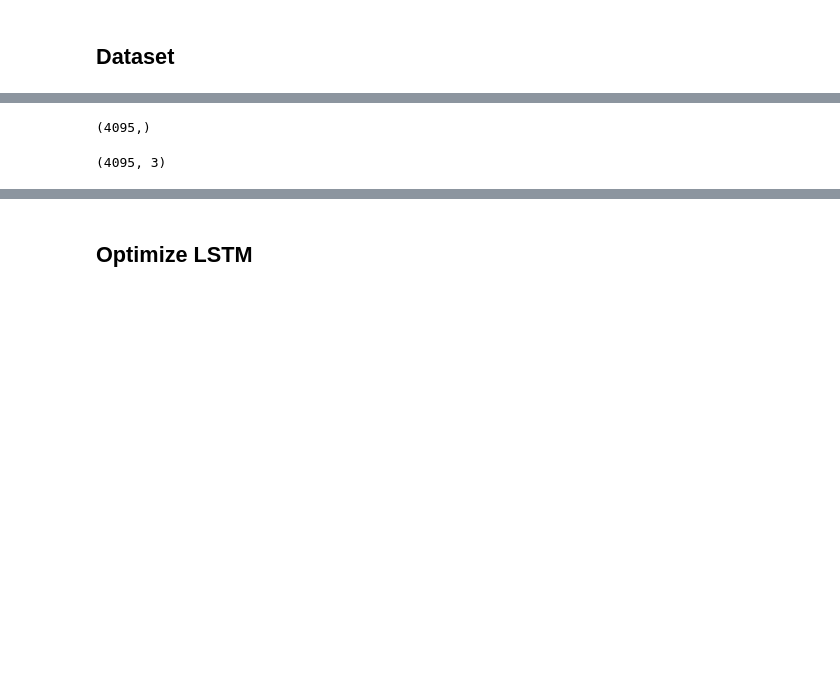
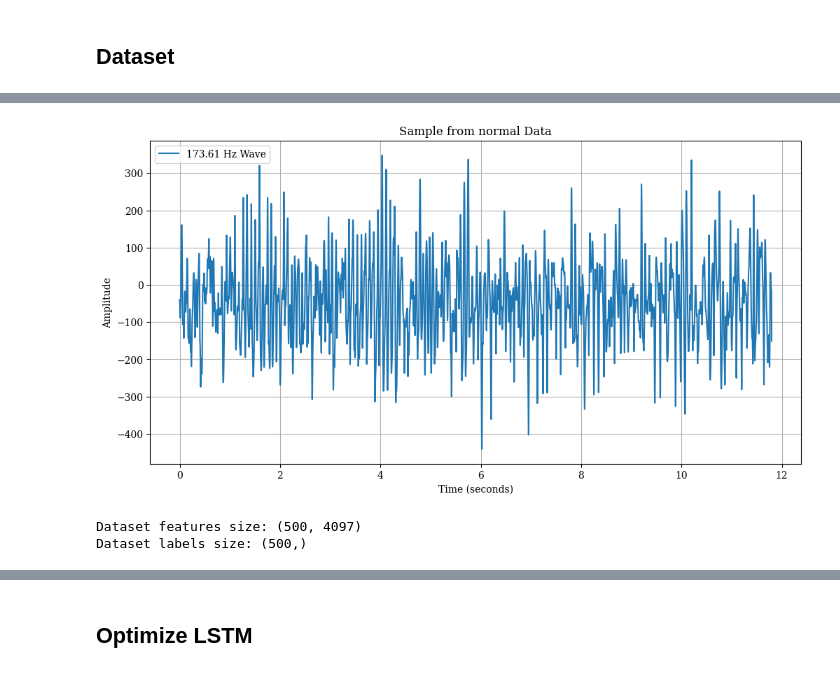
Before and after one commit to amogh-dongre/MED_RES, a Jupyter notebook: code/RNN_Optimization.ipynb, the cells around one changed output, grey strips where cells are left out. Drawn from its saved outputs; the diff is of its cells as text; code cells hidden in the pictures; blank space fills up the shorter version.

```diff
--- a/code/RNN_Optimization.ipynb
+++ b/code/RNN_Optimization.ipynb
@@ -154 +67,28 @@ print(feature_matrix.shape)
+# %%
+signal = ictal[0]
+
+# Plot
+plt.figure(figsize=(12, 6))
+plt.plot(t, signal, label=f"{fs} Hz Wave")
+plt.title("Sample from normal Data")
+plt.xlabel("Time (seconds)")
+plt.ylabel("Amplitude")
+plt.legend()
+plt.grid(True)
+plt.show()
+# %% [output]
+[figure, added]
+# %%
+normal_labels = np.zeros(len(normal))
+ictal_labels = np.ones(len(ictal))
+
+# Combine data and labels
+X = np.concatenate((normal, ictal), axis=0)
+Y = np.concatenate((normal_labels, ictal_labels), axis=0)
+
+print("Dataset features size:", X.shape)
+print("Dataset labels size:", Y.shape)
+# %% [output]
+Dataset features size: (500, 4097)
+Dataset labels size: (500,)
 # %%
@@ -164,16 +98 @@ from sklearn.preprocessing import OneHotEncoder
 from sklearn.model_selection import train_test_split
-# %%
-labels = Y
-labels.shape
-# %% [output]
-(4095,)
-# %%
-labels = np.array(labels).reshape(-1,1)
-
-# One-hot encode labels
-encoder = OneHotEncoder(sparse_output=False)
-one_hot_label = encoder.fit_transform(labels)
-
-one_hot_label.shape
-# %% [output]
-(4095, 3)
```
Also changed, not shown: parts of 35 cells of this notebook.
